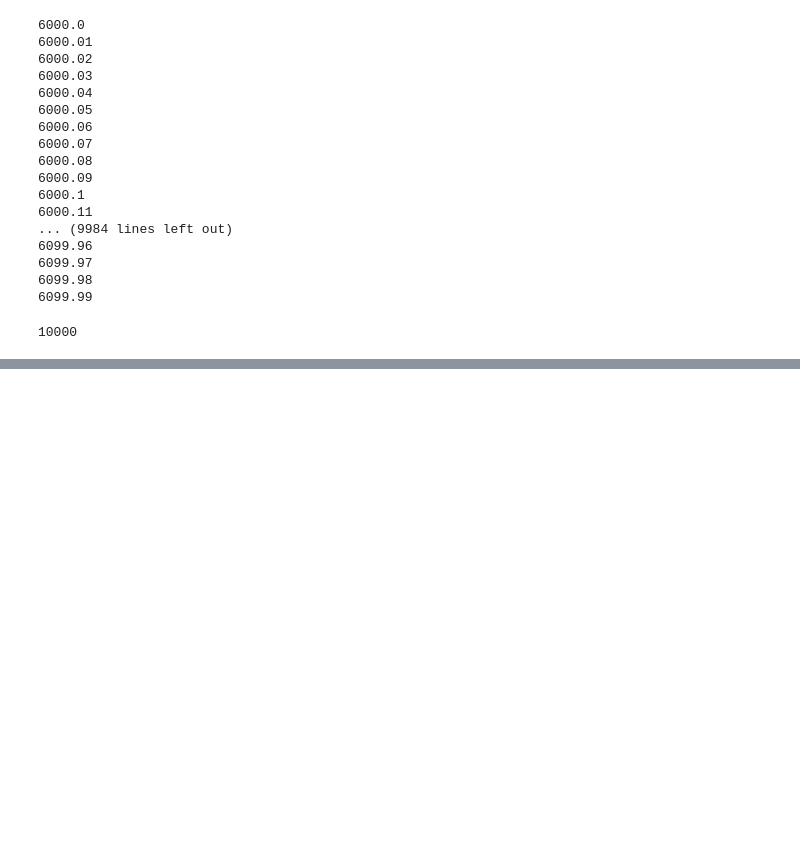
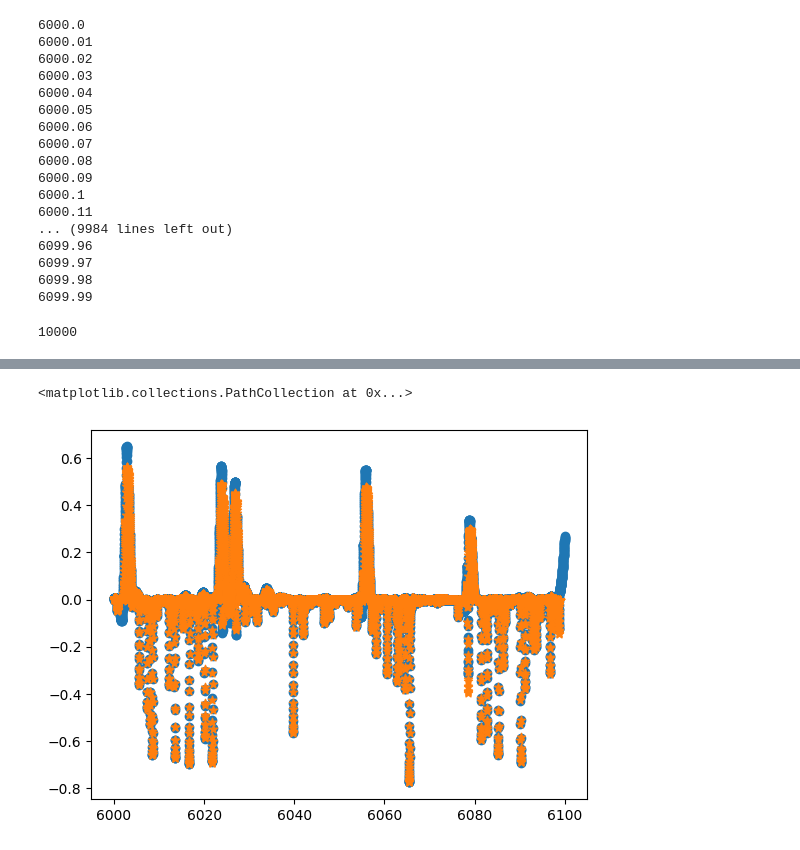
Before and after one commit to zhukgleb/synth_spectrum, a Jupyter notebook: Spine_spectrum.ipynb, the cells around one changed output, grey strips where cells are left out. Drawn from its saved outputs; the diff is of its cells as text; code cells hidden in the pictures; blank space fills up the shorter version.

```diff
--- a/Spine_spectrum.ipynb
+++ b/Spine_spectrum.ipynb
@@ -151,0 +166,8 @@ y_cubicBC_norm = CubicHermiteSpline(ang, flux)
+# %%
+delta_arr_herm = [flux[x] - y_herm_low(ang)[x] for x in range(len(ang))]
+# %%
+plt.scatter(ang, delta_arr_herm, marker="o")
+plt.scatter(ang, delta_low, marker="*")
+# %% [output]
+<matplotlib.collections.PathCollection at 0x...>
+[figure, added]
```
Also changed, not shown: parts of 9 cells of this notebook.
